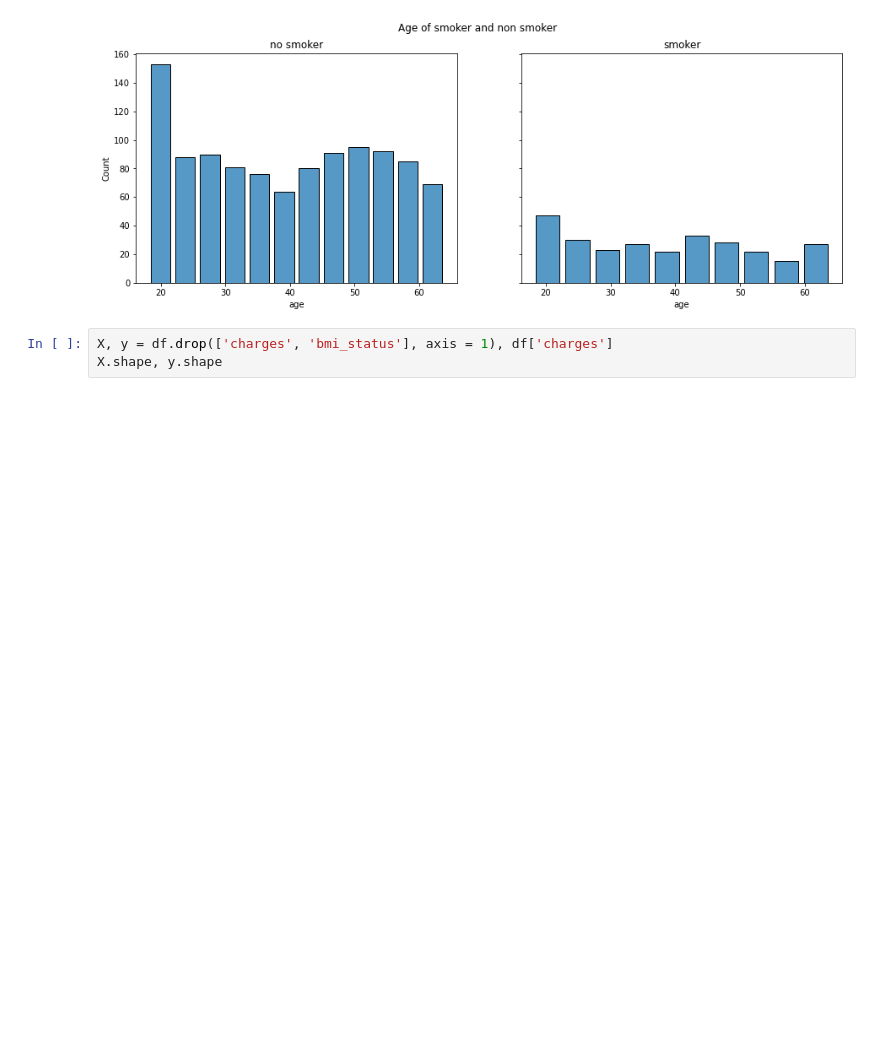
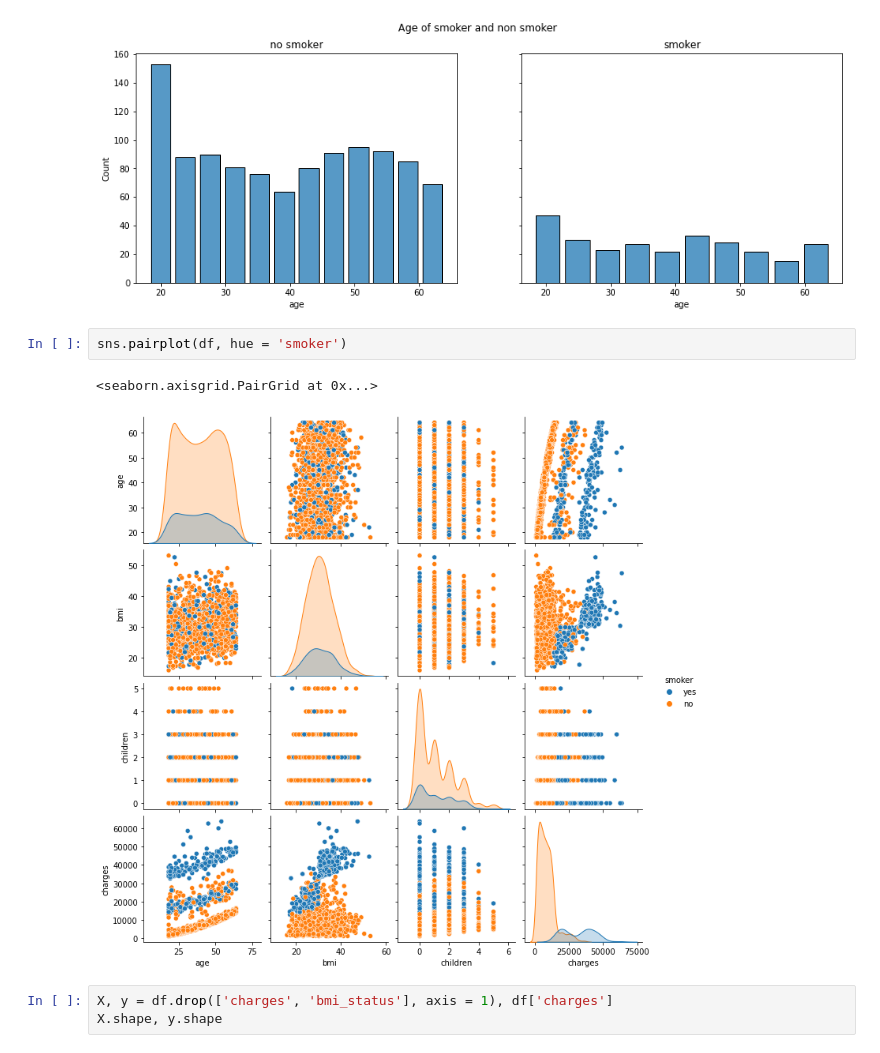
Before and after one commit to lindyc12/insurance_payout, a Jupyter notebook: Explore.ipynb, the cells around one changed output. Saved outputs shown, nothing was run; the diff lists cells and outputs as text; blank space fills up the shorter version.

Commit message:
plot

```diff
--- a/Explore.ipynb
+++ b/Explore.ipynb
@@ -183,6 +183,11 @@ axes[1].set_title('smoker')
 # %% [output]
 Text(0.5, 1.0, 'smoker')
 [figure]
+# %%
+sns.pairplot(df, hue = 'smoker')
+# %% [output]
+<seaborn.axisgrid.PairGrid at 0x...>
+[figure, added]
 # %%
 X, y = df.drop(['charges', 'bmi_status'], axis = 1), df['charges']
 X.shape, y.shape
```
Also changed, not shown: parts of 1 cell of this notebook.
